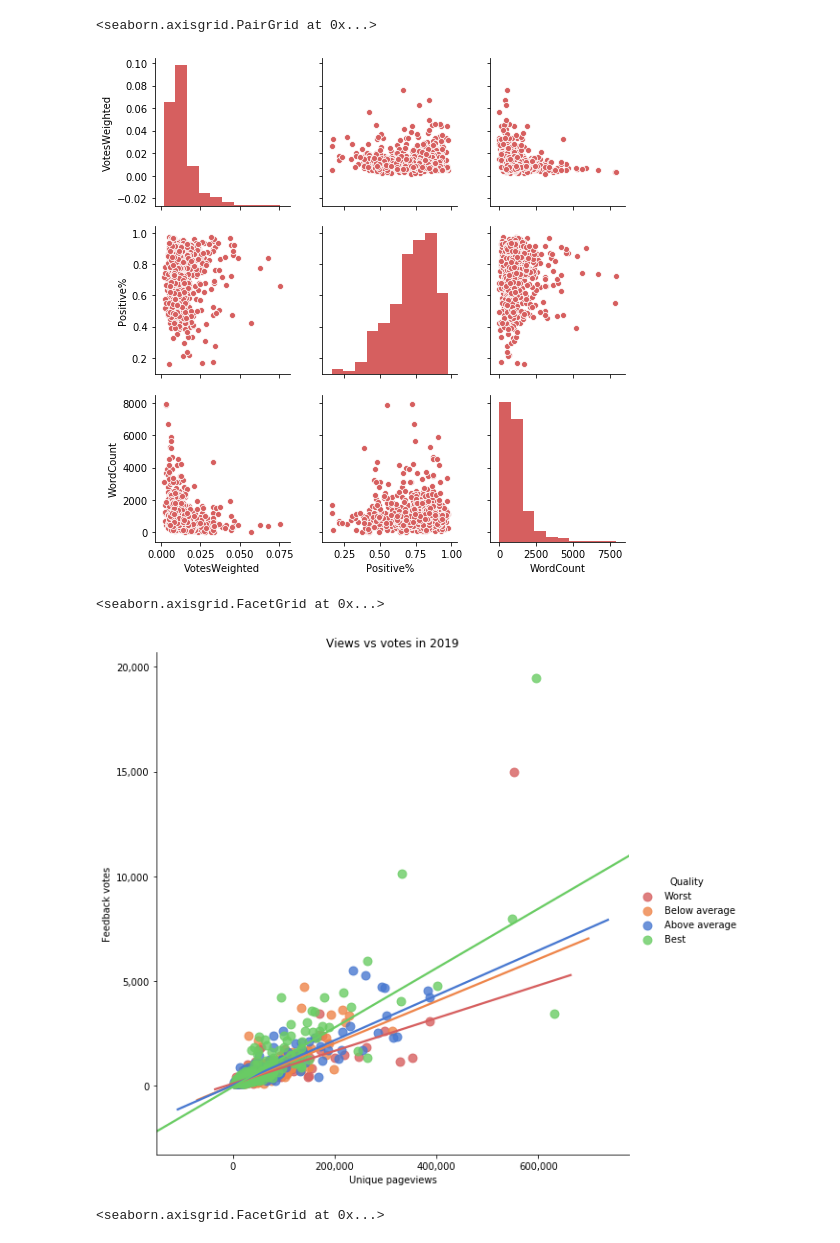
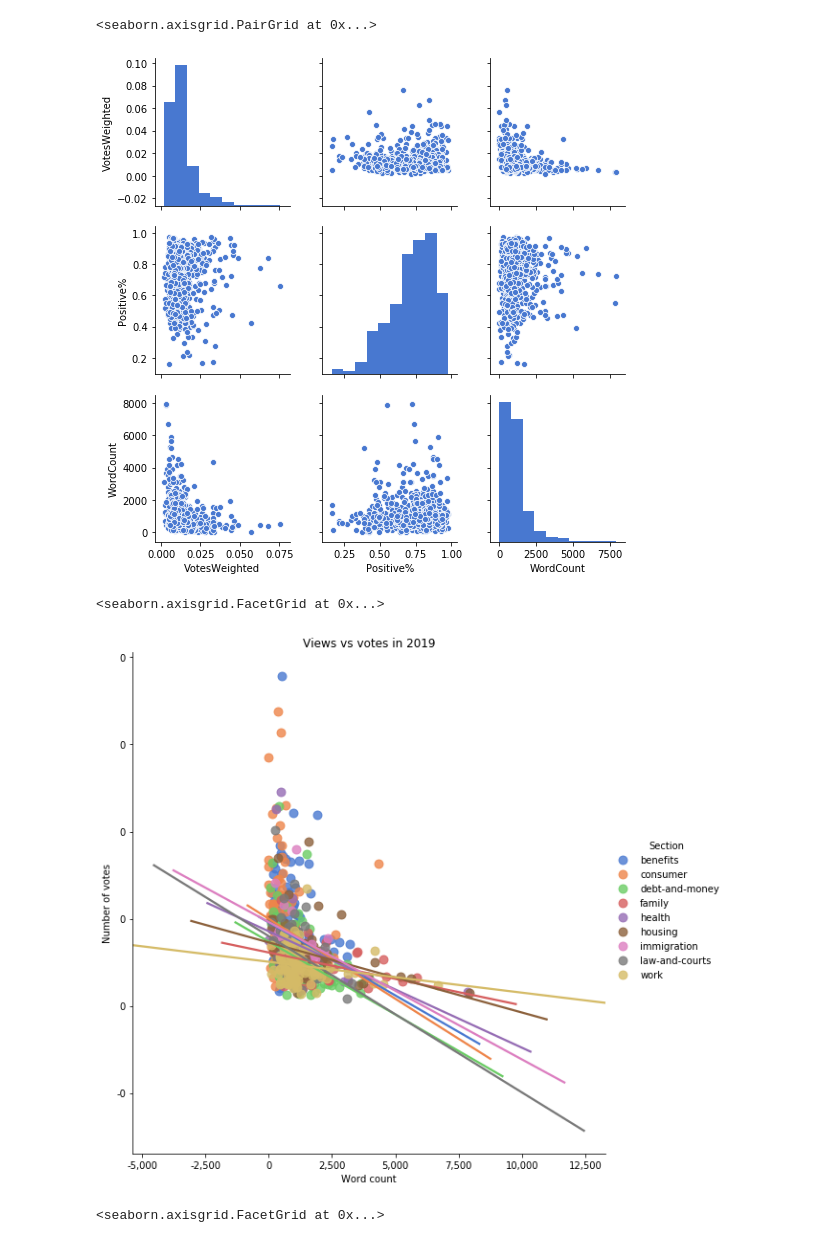
Before and after one commit to MrAlecJohnson/text_analysis, a Jupyter notebook: word_count_analysis.ipynb, the cells around one changed output. Saved outputs shown, nothing was run; the diff lists cells and outputs as text; code cells hidden in the pictures.

```diff
--- a/word_count_analysis.ipynb
+++ b/word_count_analysis.ipynb
@@ -5,14 +5,17 @@ import matplotlib.pyplot as plt
 import seaborn as sns
 %matplotlib inline
 
-df = pd.read_csv('pagedata.csv')
+df = pd.read_csv('Pagedata.csv')
 df.drop(['NoVotes', 'YesVotes'], axis = 1, inplace = True)
 # %%
 average = df['Positive%'].mean()
 df['AboveAverage'] = df['Positive%'] >= average
 df['Quality'] = pd.qcut(df['Positive%'], 4,
-                        labels=["Worst", "Below average", "Above average", "Best"])
+                        labels=["Worst", "Below median", "Above median", "Best"])
 df['VotesWeighted'] = df['TotalVotes']/df['UniquePageviews']
+df['Section'] = df['Page'].str.split('\/', n=2).str.get(1)
 print('Average: ', round(100*average,1), '%', sep = '')
+
+df.sort_values('TotalVotes', ascending = False).head(10)
 # %% [output]
 Average: 72.5%
@@ -48,33 +62,33 @@ VotesWeighted         1.000000
 sns.pairplot(data=df[['VotesWeighted', 'Positive%', 'WordCount']])
 # %% [output]
 <seaborn.axisgrid.PairGrid at 0x...>
-[figure, old version]
+[figure, new version]
 # %%
 my_palette = [(0.8392156862745098, 0.37254901960784315, 0.37254901960784315),
            (0.9333333333333333, 0.5215686274509804, 0.2901960784313726),
            (0.2823529411764706, 0.47058823529411764, 0.8156862745098039),
               (0.41568627450980394, 0.8, 0.39215686274509803)]
 
-chart = sns.lmplot(x = 'UniquePageviews',
-            y = 'TotalVotes',
+chart = sns.lmplot(x = 'WordCount',
+            y = 'VotesWeighted',
             data = df,
             height = 8,
             ci=None,
-            robust = True,
-            scatter_kws={"s": 80}, hue = 'Quality', palette = my_palette)
+            robust = False,
+            scatter_kws={"s": 80}, hue = 'Section', palette = 'muted')
 
-chart.set(title = 'Views vs votes in 2019', xlabel='Unique pageviews', ylabel='Feedback votes')
+chart.set(title = 'Views vs votes in 2019', xlabel='Word count', ylabel='Number of votes')
 ticks_x = chart.axes[0][0].get_xticks()
 xlabels = ['{:,.0f}'.format(x) for x in ticks_x]
 
 ticks_y = chart.axes[0][0].get_yticks()
 ylabels = ['{:,.0f}'.format(y) for y in ticks_y]
 
 chart.set_xticklabels(xlabels)
 chart.set_yticklabels(ylabels)
 # %% [output]
 <seaborn.axisgrid.FacetGrid at 0x...>
-[figure, old version]
+[figure, new version]
 # %%
 sns.set_palette('muted')
 chart = sns.lmplot(x = 'UniquePageviews',
```
Also changed, not shown: parts of 5 cells of this notebook, 1 other file.
